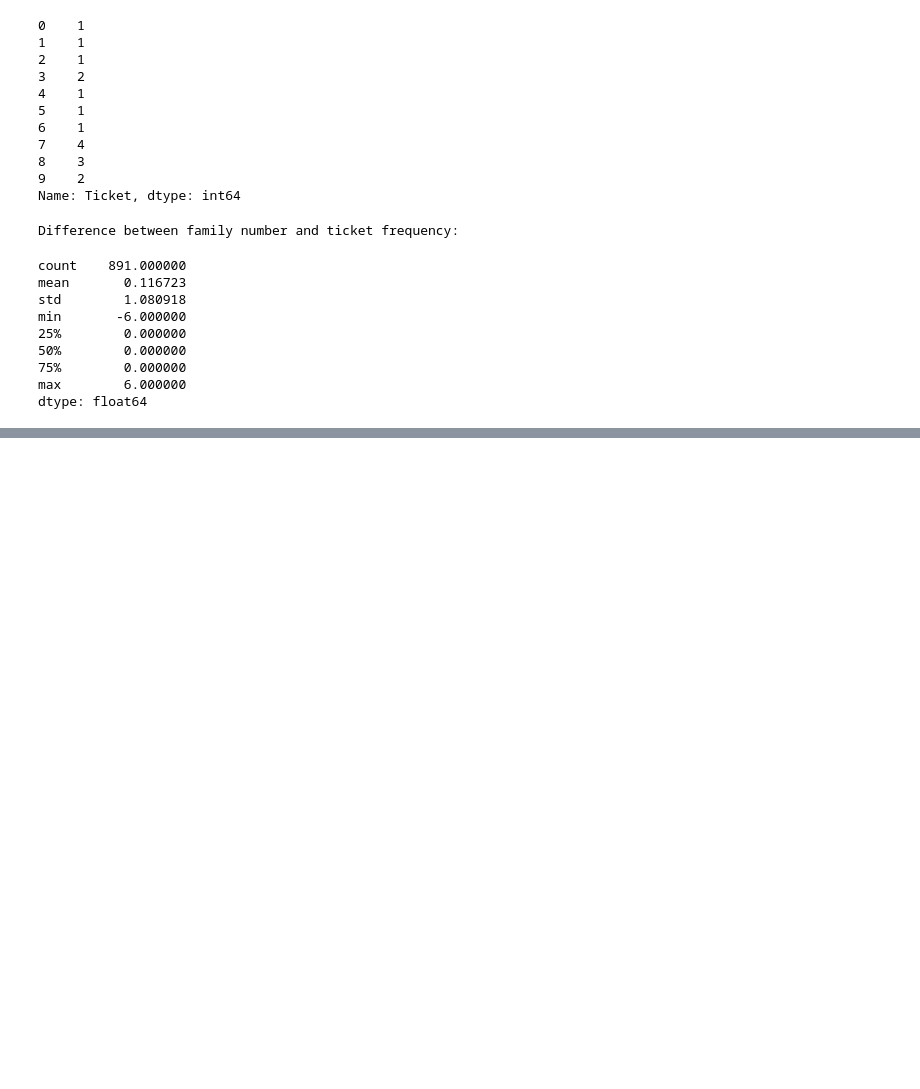
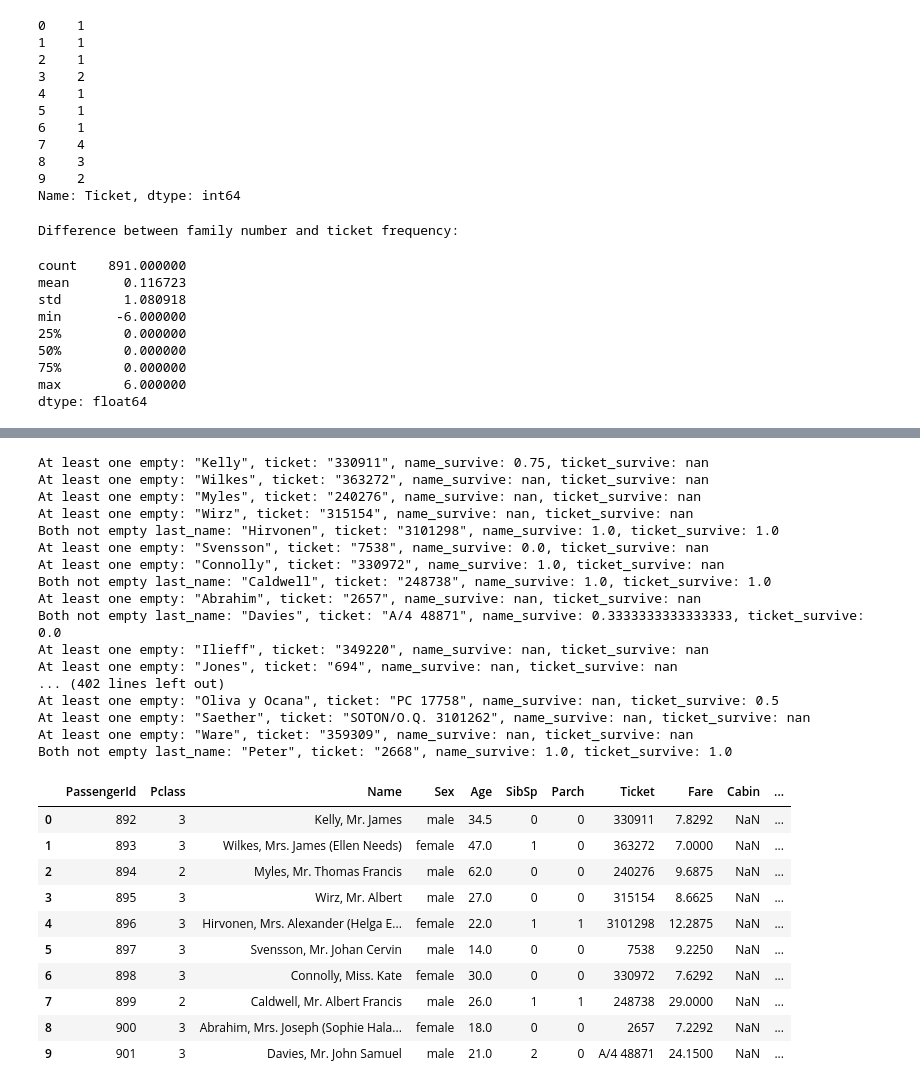
Before and after one commit to yoni2k/ml-kaggle-challenges, a Jupyter notebook: titanic/more_feature_engineering.ipynb, the cells around one changed output, grey strips where cells are left out. Drawn from its saved outputs; the diff is of its cells as text; code cells hidden in the pictures; blank space fills up the shorter version.

```diff
--- a/titanic/more_feature_engineering.ipynb
+++ b/titanic/more_feature_engineering.ipynb
@@ -195,0 +306,3 @@ dtype: float64
+# %%
+train['Known family/ticket survived %'] = (train['Known family survived %'] + train['Known ticket survived %'])/2
+train['Known family/ticket survived %'].describe()
@@ -195,0 +319,56 @@ dtype: float64
+# %%
+test['Last name'] = test['Name'].apply(extract_lastname)
+# %%
+def get_survive_rate(person, known_last_names, known_tickets):
+    name_survive = np.NaN
+    ticket_survive = np.NaN
+    if person['Last name'] in known_last_names:
+        name_survive = train[train['Last name'] == person['Last name']]['Known family survived %'].median()
+
+    if person['Ticket'] in known_tickets:
+        ticket_survive = train[train['Ticket'] == person['Ticket']]['Known ticket survived %'].median()
+
+    if ((np.isnan(name_survive) == False) and (np.isnan(ticket_survive) == False)):
+        print(f'Both not empty last_name: "{person["Last name"]}", ticket: "{person["Ticket"]}", name_survive: {name_survive}, ticket_survive: {ticket_survive}')
+        survive_rate = (name_survive + ticket_survive) / 2
+    else:
+        print(f'At least one empty: "{person["Last name"]}", ticket: "{person["Ticket"]}", name_survive: {name_survive}, ticket_survive: {ticket_survive}')
+        survive_rate = name_survive if (name_survive != np.NaN) else ticket_survive
+    return survive_rate
+# %%
+test['Known family/ticket survived %'] = np.NaN
+known_last_names = train['Last name'].unique()
+known_tickets = train['Ticket'].unique()
+
+for i in range(test.shape[0]):
+    test.loc[i,'Known family/ticket survived %'] = get_survive_rate(test.loc[i], known_last_names, known_tickets)
+test.head(10)
+# %% [output]
+At least one empty: "Kelly", ticket: "330911", name_survive: 0.75, ticket_survive: nan
+At least one empty: "Wilkes", ticket: "363272", name_survive: nan, ticket_survive: nan
+At least one empty: "Myles", ticket: "240276", name_survive: nan, ticket_survive: nan
+At least one empty: "Wirz", ticket: "315154", name_survive: nan, ticket_survive: nan
+Both not empty last_name: "Hirvonen", ticket: "3101298", name_survive: 1.0, ticket_survive: 1.0
+At least one empty: "Svensson", ticket: "7538", name_survive: 0.0, ticket_survive: nan
+At least one empty: "Connolly", ticket: "330972", name_survive: 1.0, ticket_survive: nan
+Both not empty last_name: "Caldwell", ticket: "248738", name_survive: 1.0, ticket_survive: 1.0
+At least one empty: "Abrahim", ticket: "2657", name_survive: nan, ticket_survive: nan
+Both not empty last_name: "Davies", ticket: "A/4 48871", name_survive: 0.3333333333333333, ticket_survive: 0.0
+At least one empty: "Ilieff", ticket: "349220", name_survive: nan, ticket_survive: nan
+At least one empty: "Jones", ticket: "694", name_survive: nan, ticket_survive: nan
+... (402 lines left out)
+At least one empty: "Oliva y Ocana", ticket: "PC 17758", name_survive: nan, ticket_survive: 0.5
+At least one empty: "Saether", ticket: "SOTON/O.Q. 3101262", name_survive: nan, ticket_survive: nan
+At least one empty: "Ware", ticket: "359309", name_survive: nan, ticket_survive: nan
+Both not empty last_name: "Peter", ticket: "2668", name_survive: 1.0, ticket_survive: 1.0
+|  | PassengerId | Pclass | Name | Sex | Age | SibSp | Parch | Ticket | Fare | Cabin | ... |
+| 0 | 892 | 3 | Kelly, Mr. James | male | 34.5 | 0 | 0 | 330911 | 7.8292 | NaN | ... |
+| 1 | 893 | 3 | Wilkes, Mrs. James (Ellen Needs) | female | 47.0 | 1 | 0 | 363272 | 7.0000 | NaN | ... |
+| 2 | 894 | 2 | Myles, Mr. Thomas Francis | male | 62.0 | 0 | 0 | 240276 | 9.6875 | NaN | ... |
+| 3 | 895 | 3 | Wirz, Mr. Albert | male | 27.0 | 0 | 0 | 315154 | 8.6625 | NaN | ... |
+| 4 | 896 | 3 | Hirvonen, Mrs. Alexander (Helga E... | female | 22.0 | 1 | 1 | 3101298 | 12.2875 | NaN | ... |
+| 5 | 897 | 3 | Svensson, Mr. Johan Cervin | male | 14.0 | 0 | 0 | 7538 | 9.2250 | NaN | ... |
+| 6 | 898 | 3 | Connolly, Miss. Kate | female | 30.0 | 0 | 0 | 330972 | 7.6292 | NaN | ... |
+| 7 | 899 | 2 | Caldwell, Mr. Albert Francis | male | 26.0 | 1 | 1 | 248738 | 29.0000 | NaN | ... |
+| 8 | 900 | 3 | Abrahim, Mrs. Joseph (Sophie Hala... | female | 18.0 | 0 | 0 | 2657 | 7.2292 | NaN | ... |
+| 9 | 901 | 3 | Davies, Mr. John Samuel | male | 21.0 | 2 | 0 | A/4 48871 | 24.1500 | NaN | ... |
```
Also changed, not shown: parts of 12 cells of this notebook, 2 other files.
